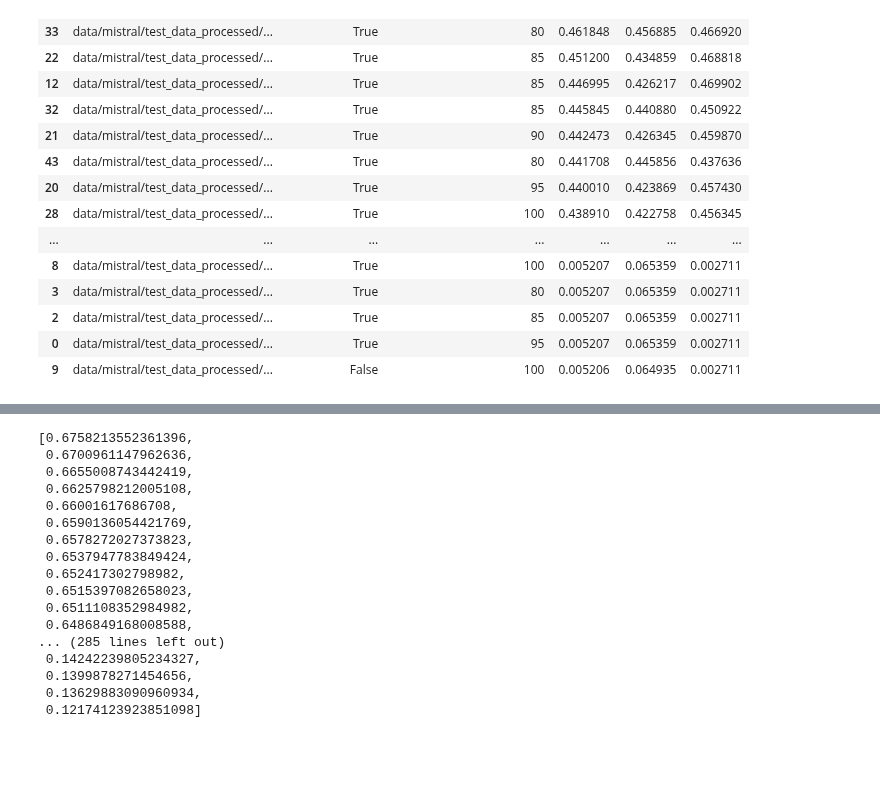
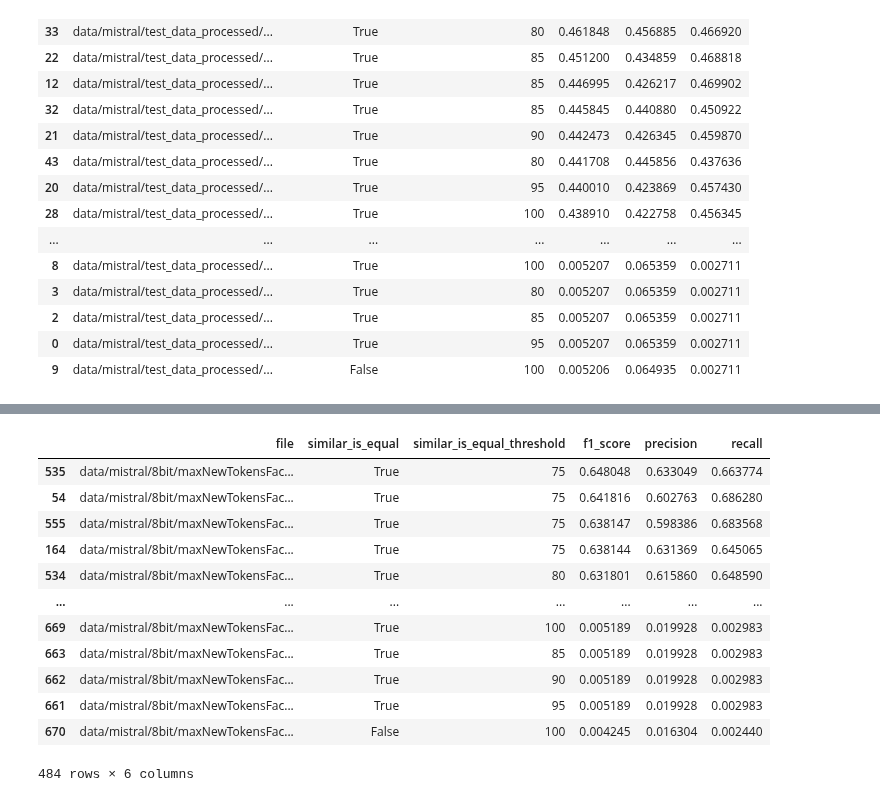
Before and after one commit to ferrazzipietro/mistral_finetuning, a Jupyter notebook: evaluation.ipynb, the cells around one changed output, grey strips where cells are left out. Cells and saved outputs as stored; diff of their text form; code cells hidden in the pictures; blank space fills up the shorter version.

```diff
--- a/evaluation.ipynb
+++ b/evaluation.ipynb
@@ -643,6 +277,13 @@ evaluation_results[evaluation_results['similar_is_equal_threshold'] >= 80].sort_
 # %%
 import glob
 import pandas as pd
+from datasets import Dataset
+from config import postprocessing
+from utils.evaluator import Evaluator
+from utils.output_cleaner import OutputCleaner
+
+similar_is_equal_list = postprocessing.similar_is_equal_list
+similar_is_equal_threshold_list = postprocessing.similar_is_equal_threshold_list
 #adapters_list = generate_ft_adapters_list("enlayer1_3epochs_4bits__ft_params")
 evaluators = {}
 csv_files = glob.glob('data/mistral/8bit/*.csv') #'data/mistral/test_data_processed/*.csv'
@@ -668,7 +309,7 @@ for file in csv_files:
                 try:
                     evaluator = Evaluator(data=cleaned_data, offset=False, output_cleaner=output_cleaner)
                     evaluator.generate_evaluation_table(similar_is_equal=similar_is_equal_threshold, similar_is_equal_threshold=similar_is_equal_threshold)
-                    evaluators[f"{file}_SimilarIsEqual{similar_is_equal}_Threshold{similar_is_equal_threshold}"] = evaluator
+                    #evaluators[f"{file}_SimilarIsEqual{similar_is_equal}_Threshold{similar_is_equal_threshold}"] = evaluator
                     evaluation_results.loc[len(evaluation_results)] = {'file': file, 'similar_is_equal': similar_is_equal, 'similar_is_equal_threshold': similar_is_equal_threshold, 'f1_score': evaluator.evaluation_table['f1'], 'precision': evaluator.evaluation_table['precision'], 'recall': evaluator.evaluation_table['recall']}
                     # print('DONE')
                 except:
@@ -682,7 +323,7 @@ for file in csv_files:
             try:
                 evaluator = Evaluator(data=cleaned_data, offset=False, output_cleaner=output_cleaner)
                 evaluator.generate_evaluation_table(similar_is_equal=similar_is_equal, similar_is_equal_threshold=100)
-                evaluators[f"{file}_SimilarIsEqual{similar_is_equal}"] = evaluator
+                #evaluators[f"{file}_SimilarIsEqual{similar_is_equal}"] = evaluator
                 evaluation_results.loc[len(evaluation_results)] = {'file': file, 'similar_is_equal': similar_is_equal, 'similar_is_equal_threshold': similar_is_equal_threshold, 'f1_score': evaluator.evaluation_table['f1'], 'precision': evaluator.evaluation_table['precision'], 'recall': evaluator.evaluation_table['recall']}
                 # print('DONE')
             except:
@@ -708,24 +331,0 @@ FILE:  data/mistral/8bit/maxNewTokensFactor8_nShotsInference4_Mistral-7B-Instruc
-# %%
-f1 = []
-for e in evaluators.values():
-    f1.append(e.evaluation_table['f1'])
-f1.sort(reverse=True)
-f1
-# %% [output]
-[0.6758213552361396,
- 0.6700961147962636,
- 0.6655008743442419,
- 0.6625798212005108,
- 0.66001617686708,
- 0.6590136054421769,
- 0.6578272027373823,
- 0.6537947783849424,
- 0.652417302798982,
- 0.6515397082658023,
- 0.6511108352984982,
- 0.6486849168008588,
-... (285 lines left out)
- 0.14242239805234327,
- 0.1399878271454656,
- 0.13629883090960934,
- 0.12174123923851098]
@@ -731,0 +334,16 @@ f1
+# %%
+evaluation_results[evaluation_results['similar_is_equal_threshold']>=75].sort_values(by='f1_score', ascending=False)
+# %% [output]
+|  | file | similar_is_equal | similar_is_equal_threshold | f1_score | precision | recall |
+| 535 | data/mistral/8bit/maxNewTokensFac... | True | 75 | 0.648048 | 0.633049 | 0.663774 |
+| 54 | data/mistral/8bit/maxNewTokensFac... | True | 75 | 0.641816 | 0.602763 | 0.686280 |
+| 555 | data/mistral/8bit/maxNewTokensFac... | True | 75 | 0.638147 | 0.598386 | 0.683568 |
+| 164 | data/mistral/8bit/maxNewTokensFac... | True | 75 | 0.638144 | 0.631369 | 0.645065 |
+| 534 | data/mistral/8bit/maxNewTokensFac... | True | 80 | 0.631801 | 0.615860 | 0.648590 |
+| ... | ... | ... | ... | ... | ... | ... |
+| 669 | data/mistral/8bit/maxNewTokensFac... | True | 100 | 0.005189 | 0.019928 | 0.002983 |
+| 663 | data/mistral/8bit/maxNewTokensFac... | True | 85 | 0.005189 | 0.019928 | 0.002983 |
+| 662 | data/mistral/8bit/maxNewTokensFac... | True | 90 | 0.005189 | 0.019928 | 0.002983 |
+| 661 | data/mistral/8bit/maxNewTokensFac... | True | 95 | 0.005189 | 0.019928 | 0.002983 |
+| 670 | data/mistral/8bit/maxNewTokensFac... | False | 100 | 0.004245 | 0.016304 | 0.002440 |
+484 rows × 6 columns
```
Also changed, not shown: parts of 6 cells of this notebook, 3 other files.
